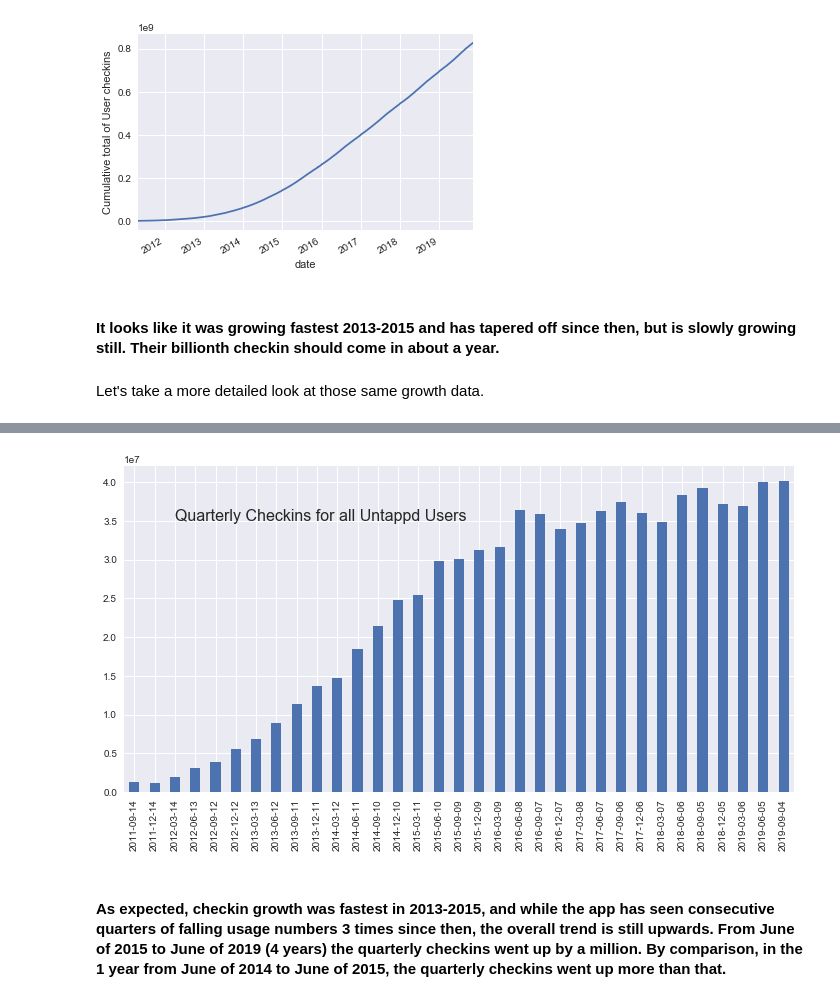
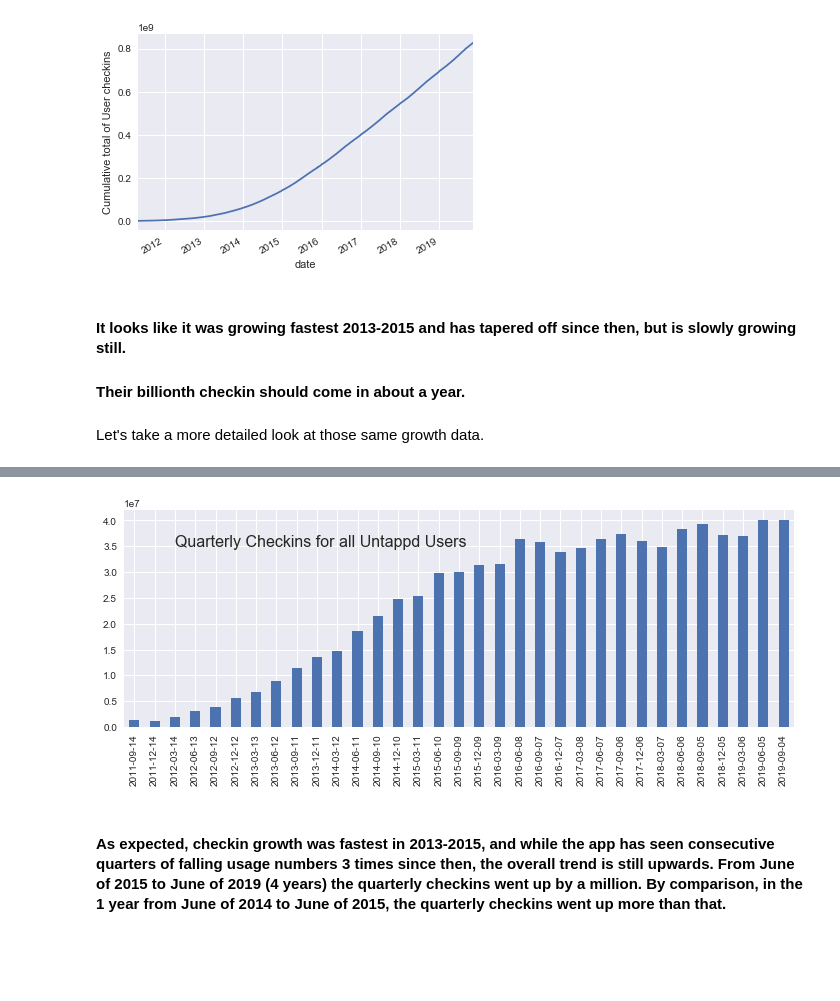
Before and after one commit to ebhtra/springboard, a Jupyter notebook: capstone_1/Data_Story.ipynb, the cells around one changed output, grey strips where cells are left out. Drawn from its saved outputs; the diff is of its cells as text; code cells hidden in the pictures; blank space fills up the shorter version.

```diff
--- a/capstone_1/Data_Story.ipynb
+++ b/capstone_1/Data_Story.ipynb
@@ -214,7 +220,8 @@ plt.ylabel('Cumulative total of User checkins');
 # %% [output]
 [figure]
 # %% [markdown]
-#### It looks like it was growing fastest 2013-2015 and has tapered off since then, but is slowly growing still.  Their billionth checkin should come in about a year.
+#### It looks like it was growing fastest 2013-2015 and has tapered off since then, but is slowly growing still.
+#### Their billionth checkin should come in about a year.
 # %% [markdown]
 Let's take a more detailed look at those same growth data.
 # %%
@@ -245,21 +252,21 @@ DatetimeIndex(['2011-05-01 00:00:00+00:00', '2011-07-31 00:00:00+00:00',
 # %%
 # This sets all times to midnight, for comparisons
 dated = dated.set_index(dated.index.normalize())
 
 # Use those quarterly dates to make a column of date bins to be able to group by them
 dated['datebin'] = pd.cut(dated.index, dates)
 
 # this makes a Series whose index is the date bins
 means = dated.groupby('datebin')['checkin_id'].mean()
 
 # Now make a column of quarterly diffs, and use the bin (index) midpoints as xticks
 diffs = pd.Series([int(means[i]-means[i-1]) for i in range(1,len(means))],
                   index=[i.mid.date() for i in means.index[1:]])
-diffs.plot(kind='bar', figsize=(12,6))
+diffs.plot(kind='bar', figsize=(12,4))
 plt.text(x=2, y=3.5e7, s='Quarterly Checkins for all Untappd Users', fontsize=16)
 plt.show()
 # %% [output]
-[figure, old version]
+[figure, new version]
 # %% [markdown]
 #### As expected, checkin growth was fastest in 2013-2015, and while the app has seen consecutive quarters of falling usage numbers 3 times since then, the overall trend is still upwards.  From June of 2015 to June of 2019 (4 years) the quarterly checkins went up by a million.  By comparison, in the 1 year from June of 2014 to June of 2015, the quarterly checkins went up more than that.
 # %% [markdown]
```
Also changed, not shown: parts of 53 cells of this notebook.
